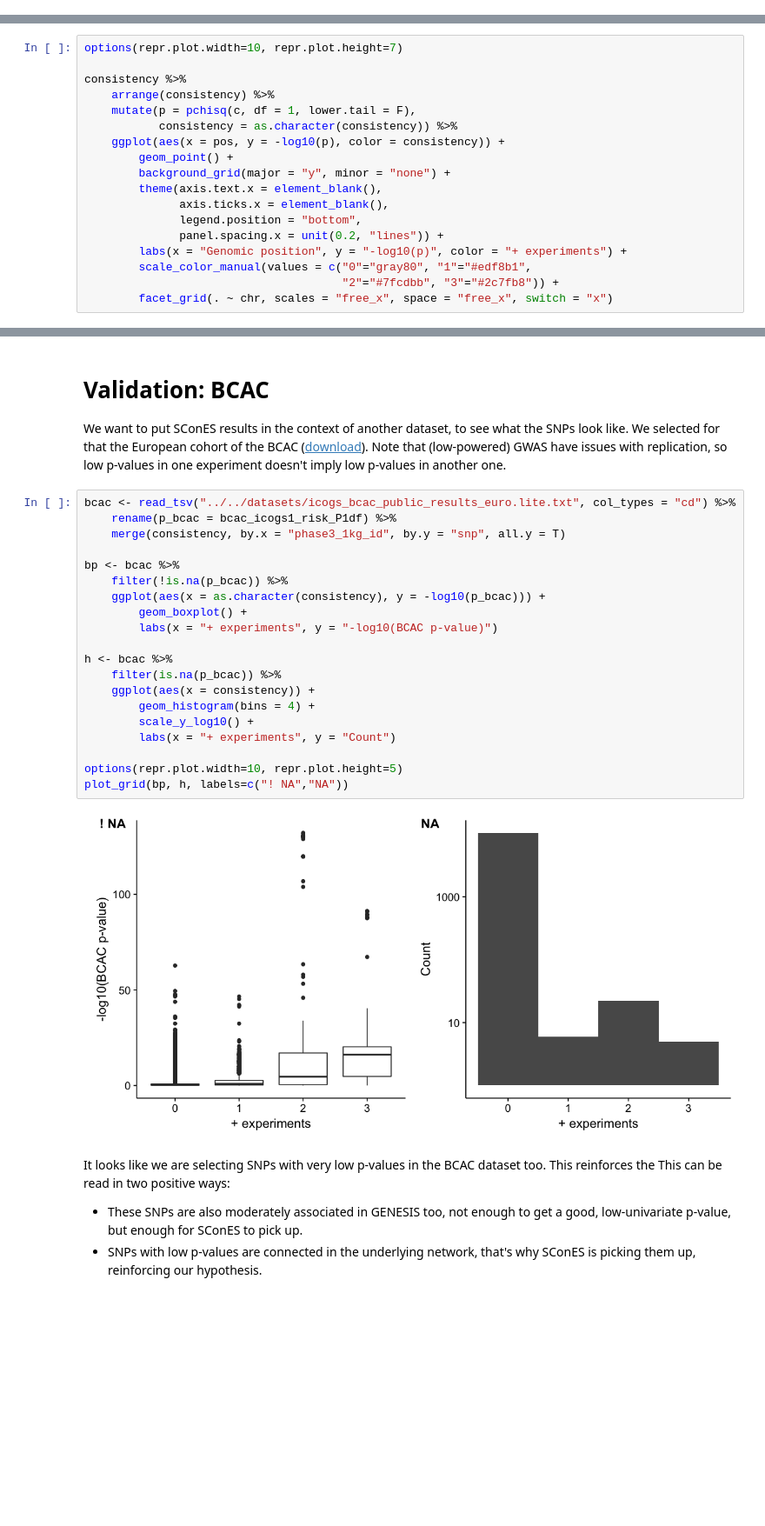
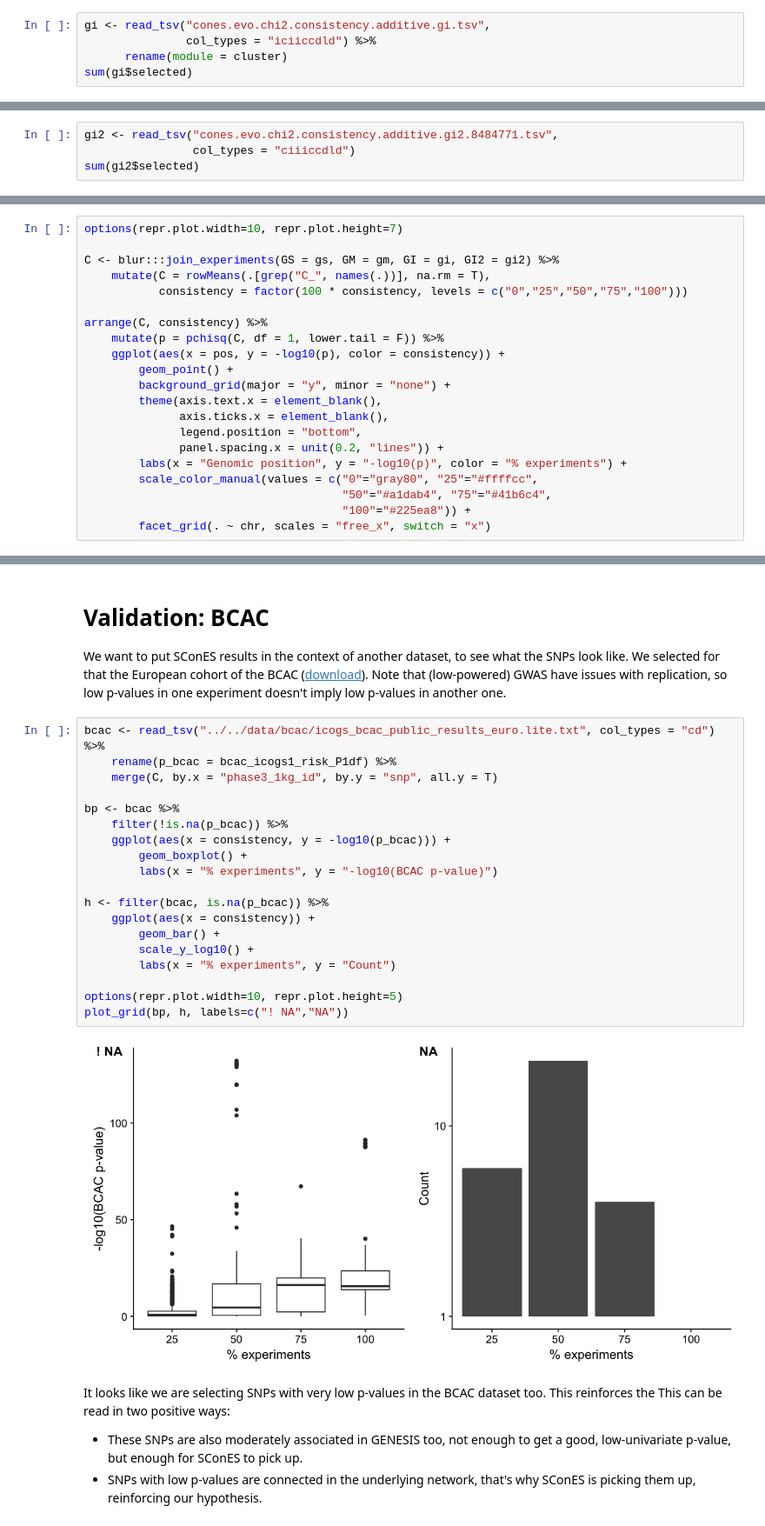
Before and after one commit to hclimente/genewa, a Jupyter notebook: results/evo/evo_analysis.ipynb, the cells around one changed output, grey strips where cells are left out. Shown at 87% size. Drawn from its saved outputs; the diff is of its cells as text; blank space fills up the shorter version.

Commit message:
updated with pruned and gi2 results

```diff
--- a/results/evo/evo_analysis.ipynb
+++ b/results/evo/evo_analysis.ipynb
@@ -256,0 +241,5 @@ sum(gi$selected)
+# %%
+gi <- read_tsv("cones.evo.chi2.consistency.additive.gi.tsv",
+               col_types = "iciiccdld") %>%
+      rename(module = cluster)
+sum(gi$selected)
@@ -347,0 +344,4 @@ gi %>%
+# %%
+gi2 <- read_tsv("cones.evo.chi2.consistency.additive.gi2.8484771.tsv",
+                col_types = "ciiiccdld")
+sum(gi2$selected)
@@ -377,10 +377,12 @@ GI network selects twice as many SNPs as the GM and the GS networks. As we see,
 # %%
 options(repr.plot.width=10, repr.plot.height=7)
 
-consistency %>%
-    arrange(consistency) %>%
-    mutate(p = pchisq(c, df = 1, lower.tail = F),
-           consistency = as.character(consistency)) %>%
+C <- blur:::join_experiments(GS = gs, GM = gm, GI = gi, GI2 = gi2) %>%
+    mutate(C = rowMeans(.[grep("C_", names(.))], na.rm = T),
+           consistency = factor(100 * consistency, levels = c("0","25","50","75","100")))
+
+arrange(C, consistency) %>%
+    mutate(p = pchisq(C, df = 1, lower.tail = F)) %>%
     ggplot(aes(x = pos, y = -log10(p), color = consistency)) +
         geom_point() +
         background_grid(major = "y", minor = "none") +
@@ -388,9 +390,10 @@ consistency %>%
               axis.ticks.x = element_blank(),
               legend.position = "bottom",
               panel.spacing.x = unit(0.2, "lines")) +
-        labs(x = "Genomic position", y = "-log10(p)", color = "+ experiments") +
-        scale_color_manual(values = c("0"="gray80", "1"="#edf8b1",
-                                      "2"="#7fcdbb", "3"="#2c7fb8")) +
-        facet_grid(. ~ chr, scales = "free_x", space = "free_x", switch = "x")
+        labs(x = "Genomic position", y = "-log10(p)", color = "% experiments") +
+        scale_color_manual(values = c("0"="gray80", "25"="#ffffcc",
+                                      "50"="#a1dab4", "75"="#41b6c4",
+                                      "100"="#225ea8")) +
+        facet_grid(. ~ chr, scales = "free_x", switch = "x")
 # %% [output]
 Warning message:
@@ -403,27 +406,26 @@ The SNPs we are selecting are not exclusively among the ones we would naturally
 
 We want to put SConES results in the context of another dataset, to see what the SNPs look like. We selected for that the European cohort of the BCAC ([download](http://bcac.ccge.medschl.cam.ac.uk/bcacdata/icogs/)). Note that (low-powered) GWAS have issues with replication, so low p-values in one experiment doesn't imply low p-values in another one.
 # %%
-bcac <- read_tsv("../../datasets/icogs_bcac_public_results_euro.lite.txt", col_types = "cd") %>%
+bcac <- read_tsv("../../data/bcac/icogs_bcac_public_results_euro.lite.txt", col_types = "cd") %>%
     rename(p_bcac = bcac_icogs1_risk_P1df) %>%
-    merge(consistency, by.x = "phase3_1kg_id", by.y = "snp", all.y = T)
+    merge(C, by.x = "phase3_1kg_id", by.y = "snp", all.y = T)
 
 bp <- bcac %>%
     filter(!is.na(p_bcac)) %>%
-    ggplot(aes(x = as.character(consistency), y = -log10(p_bcac))) +
+    ggplot(aes(x = consistency, y = -log10(p_bcac))) +
         geom_boxplot() +
-        labs(x = "+ experiments", y = "-log10(BCAC p-value)")
+        labs(x = "% experiments", y = "-log10(BCAC p-value)")
 
-h <- bcac %>%
-    filter(is.na(p_bcac)) %>%
+h <- filter(bcac, is.na(p_bcac)) %>%
     ggplot(aes(x = consistency)) +
-        geom_histogram(bins = 4) +
+        geom_bar() +
         scale_y_log10() +
-        labs(x = "+ experiments", y = "Count")
+        labs(x = "% experiments", y = "Count")
 
 options(repr.plot.width=10, repr.plot.height=5)
 plot_grid(bp, h, labels=c("! NA","NA"))
 # %% [output]
-[figure, old version]
+[figure, new version]
 # %% [markdown]
 It looks like we are selecting SNPs with very low p-values in the BCAC dataset too. This reinforces the This can be read in two positive ways:
 
```
Also changed, not shown: parts of 48 cells of this notebook.
